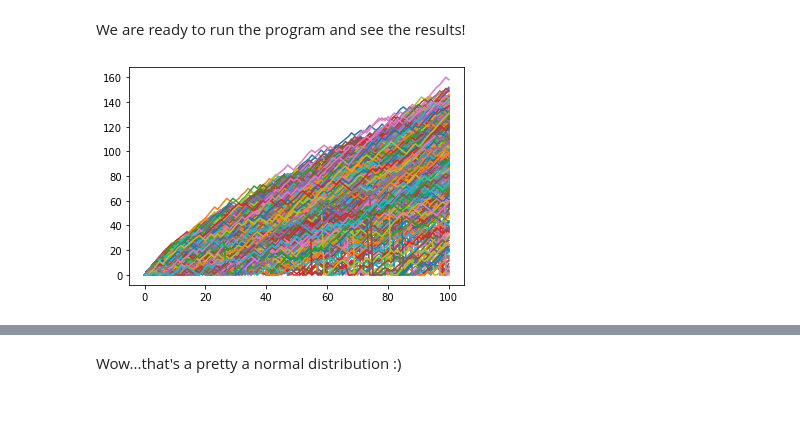
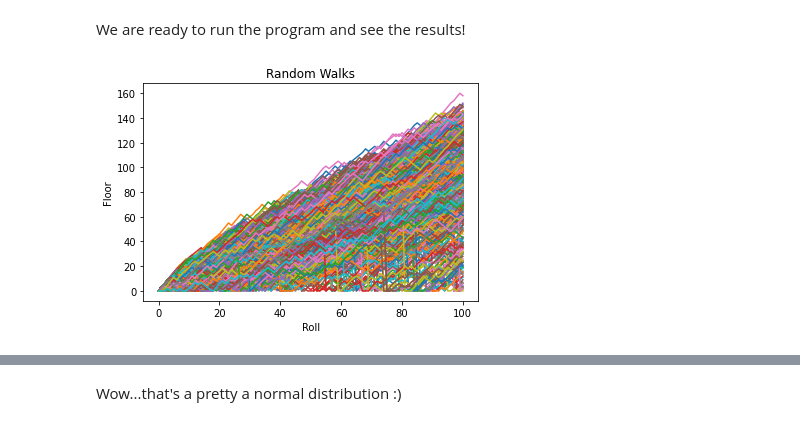
Before and after one commit to polzinben/hacker_statistics, a Jupyter notebook: Hacker_Statistics_Solution.ipynb, the cells around one changed output, grey strips where cells are left out. Drawn from its saved outputs; the diff is of its cells as text; code cells hidden in the pictures.

Commit message:
edited visualizations

```diff
--- a/Hacker_Statistics_Solution.ipynb
+++ b/Hacker_Statistics_Solution.ipynb
@@ -147,10 +147,13 @@ walks, ends = go_for_walk()
 # %%
 # Look at all those walks together, it's beautiful.
 # Notice the occasional slip on the stairs dropping back to 0
 plt.figure()
 plt.plot(walks)
+plt.ylabel('Floor')
+plt.xlabel('Roll')
+plt.title('Random Walks')
 plt.show()
 # %% [output]
-[figure, old version]
+[figure, new version]
 # %%
 # Plot the distribution of the ends to see if we can hack this problem
```
Also changed, not shown: parts of 1 cell of this notebook.
